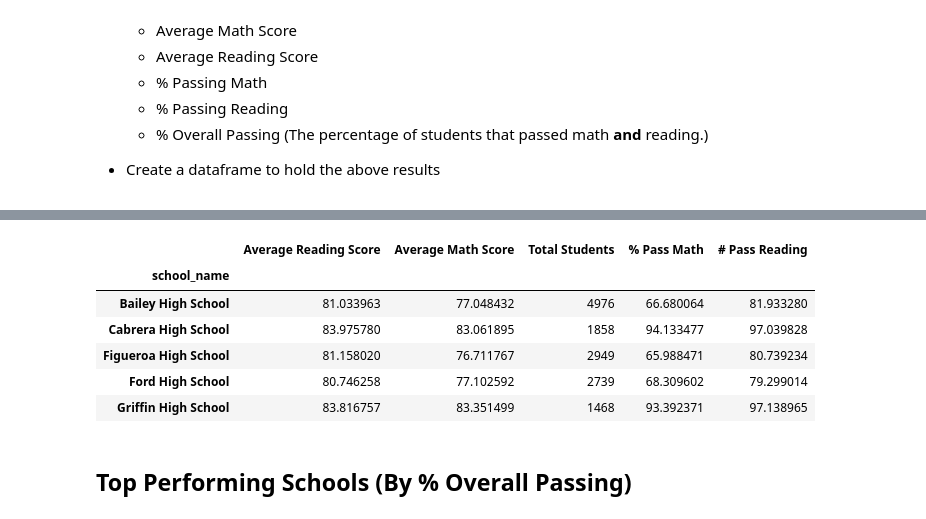
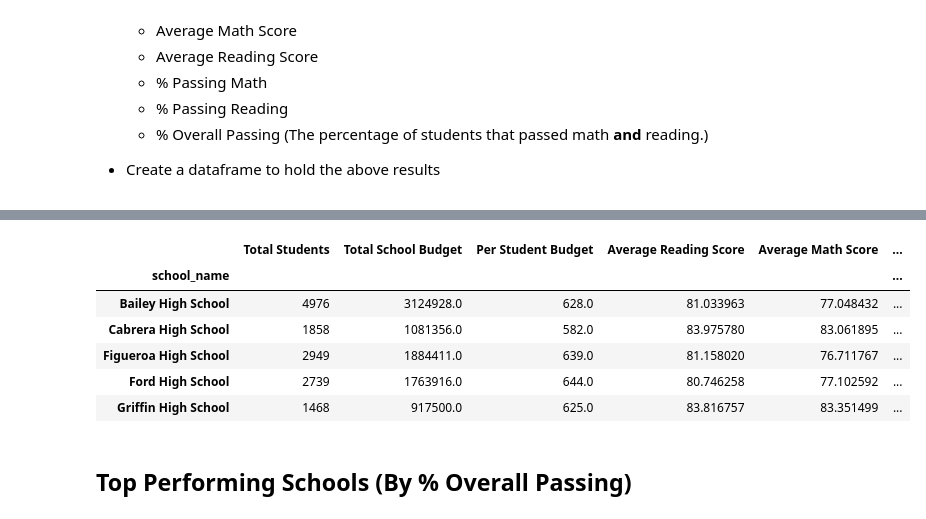
Before and after one commit to j-eikens/pandas-challenge, a Jupyter notebook: PyCitySchools/PyCitySchools_starter.ipynb, the cells around one changed output, grey strips where cells are left out. Cells and saved outputs as stored; diff of their text form; code cells hidden in the pictures.

Commit message:
updates to by school section

```diff
--- a/PyCitySchools/PyCitySchools_starter.ipynb
+++ b/PyCitySchools/PyCitySchools_starter.ipynb
@@ -229,0 +197,9 @@ group_df[["Math Pass/Fail"]].sum()
+# %%
+# overall passing
+school_split_df["Overall Pass/Fail"] = school_split_df["Reading Pass/Fail"] + school_split_df["Math Pass/Fail"]
+# %%
+#create df to filter for overall passing
+overall_pass_df = school_split_df.loc[school_split_df["Overall Pass/Fail"] >= 2, : ]
+# %%
+#group overall pass by school
+group_pass_df = overall_pass_df.groupby(["school_name"])
@@ -237,22 +257,29 @@ math_score_average = group_df['math_score'].mean()
 total_students = group_df['Student ID'].count()
 percent_math_pass = (group_df["Math Pass/Fail"].sum() / group_df['Student ID'].count()) * 100
 percent_read_pass = (group_df["Reading Pass/Fail"].sum() / group_df['Student ID'].count()) * 100
+overall_pass = (group_pass_df['Overall Pass/Fail'].sum() / group_df['Student ID'].count())*100 / 2
+budget_school = group_df["budget"].sum()/group_df['Student ID'].count()
+budget_student = budget_school / total_students
 # %%
-school_summary_df = pd.DataFrame({'Average Reading Score': reading_score_average,
+school_summary_df = pd.DataFrame({'Total Students': total_students,
+                                  'Total School Budget': budget_school,
+                                  'Per Student Budget': budget_student,
+                                 'Average Reading Score': reading_score_average,
                                  'Average Math Score': math_score_average,
                                  'Total Students': total_students,
-                                 '% Pass Math': percent_math_pass,
-                                 '# Pass Reading': percent_read_pass})
+                                 '% Passing Math': percent_math_pass,
+                                 '# Passing Reading': percent_read_pass,
+                                 '% Overall Passing': overall_pass})
 
 school_summary_df.head()
 # %% [output]
-|  | Average Reading Score | Average Math Score | Total Students | % Pass Math | # Pass Reading |
-| school_name |  |  |  |  |  |
-| Bailey High School | 81.033963 | 77.048432 | 4976 | 66.680064 | 81.933280 |
-| Cabrera High School | 83.975780 | 83.061895 | 1858 | 94.133477 | 97.039828 |
-| Figueroa High School | 81.158020 | 76.711767 | 2949 | 65.988471 | 80.739234 |
-| Ford High School | 80.746258 | 77.102592 | 2739 | 68.309602 | 79.299014 |
-| Griffin High School | 83.816757 | 83.351499 | 1468 | 93.392371 | 97.138965 |
+|  | Total Students | Total School Budget | Per Student Budget | Average Reading Score | Average Math Score | ... |
+| school_name |  |  |  |  |  | ... |
+| Bailey High School | 4976 | 3124928.0 | 628.0 | 81.033963 | 77.048432 | ... |
+| Cabrera High School | 1858 | 1081356.0 | 582.0 | 83.975780 | 83.061895 | ... |
+| Figueroa High School | 2949 | 1884411.0 | 639.0 | 81.158020 | 76.711767 | ... |
+| Ford High School | 2739 | 1763916.0 | 644.0 | 80.746258 | 77.102592 | ... |
+| Griffin High School | 1468 | 917500.0 | 625.0 | 83.816757 | 83.351499 | ... |
 # %% [markdown]
 ## Top Performing Schools (By % Overall Passing)
 # %% [markdown]
```
Also changed, not shown: parts of 6 cells of this notebook.
